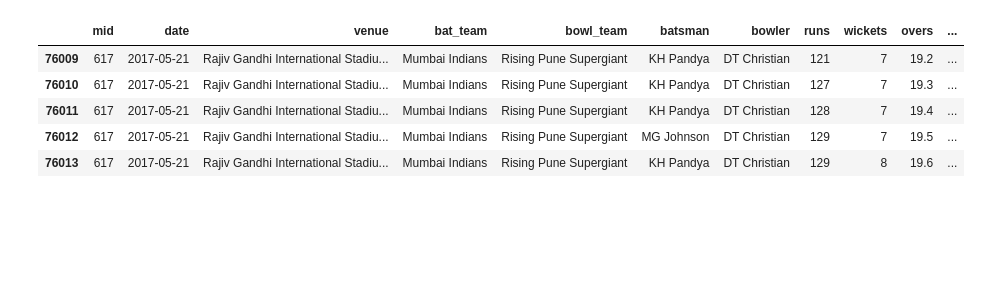
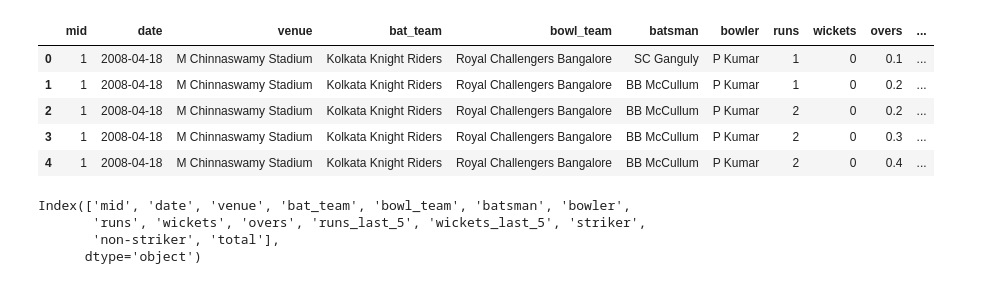
Before and after one commit to Festuskipkoech/Festus_data-science, a Jupyter notebook: IplPrediction.ipynb, the cells around one changed output. Drawn from its saved outputs; the diff is of its cells as text; code cells hidden in the pictures; blank space fills up the shorter version.

```diff
--- a/IplPrediction.ipynb
+++ b/IplPrediction.ipynb
@@ -11,14 +11,20 @@ import tensorflow as tf
 # %%
 ipl = pd.read_csv("/content/ipl_data.csv")
 ipl.head()
-ipl.tail()
 # %% [output]
 |  | mid | date | venue | bat_team | bowl_team | batsman | bowler | runs | wickets | overs | ... |
-| 76009 | 617 | 2017-05-21 | Rajiv Gandhi International Stadiu... | Mumbai Indians | Rising Pune Supergiant | KH Pandya | DT Christian | 121 | 7 | 19.2 | ... |
-| 76010 | 617 | 2017-05-21 | Rajiv Gandhi International Stadiu... | Mumbai Indians | Rising Pune Supergiant | KH Pandya | DT Christian | 127 | 7 | 19.3 | ... |
-| 76011 | 617 | 2017-05-21 | Rajiv Gandhi International Stadiu... | Mumbai Indians | Rising Pune Supergiant | KH Pandya | DT Christian | 128 | 7 | 19.4 | ... |
-| 76012 | 617 | 2017-05-21 | Rajiv Gandhi International Stadiu... | Mumbai Indians | Rising Pune Supergiant | MG Johnson | DT Christian | 129 | 7 | 19.5 | ... |
-| 76013 | 617 | 2017-05-21 | Rajiv Gandhi International Stadiu... | Mumbai Indians | Rising Pune Supergiant | KH Pandya | DT Christian | 129 | 8 | 19.6 | ... |
+| 0 | 1 | 2008-04-18 | M Chinnaswamy Stadium | Kolkata Knight Riders | Royal Challengers Bangalore | SC Ganguly | P Kumar | 1 | 0 | 0.1 | ... |
+| 1 | 1 | 2008-04-18 | M Chinnaswamy Stadium | Kolkata Knight Riders | Royal Challengers Bangalore | BB McCullum | P Kumar | 1 | 0 | 0.2 | ... |
+| 2 | 1 | 2008-04-18 | M Chinnaswamy Stadium | Kolkata Knight Riders | Royal Challengers Bangalore | BB McCullum | P Kumar | 2 | 0 | 0.2 | ... |
+| 3 | 1 | 2008-04-18 | M Chinnaswamy Stadium | Kolkata Knight Riders | Royal Challengers Bangalore | BB McCullum | P Kumar | 2 | 0 | 0.3 | ... |
+| 4 | 1 | 2008-04-18 | M Chinnaswamy Stadium | Kolkata Knight Riders | Royal Challengers Bangalore | BB McCullum | P Kumar | 2 | 0 | 0.4 | ... |
+# %%
+ipl.columns
+# %% [output]
+Index(['mid', 'date', 'venue', 'bat_team', 'bowl_team', 'batsman', 'bowler',
+       'runs', 'wickets', 'overs', 'runs_last_5', 'wickets_last_5', 'striker',
+       'non-striker', 'total'],
+      dtype='object')
 # %%
 df=ipl.drop(['date', 'runs', 'wickets', 'overs', 'runs_last_5', 'wickets_last_5','mid', 'striker', 'non-striker'], axis=1)
 # %%
```
Also changed, not shown: parts of 12 cells of this notebook.
